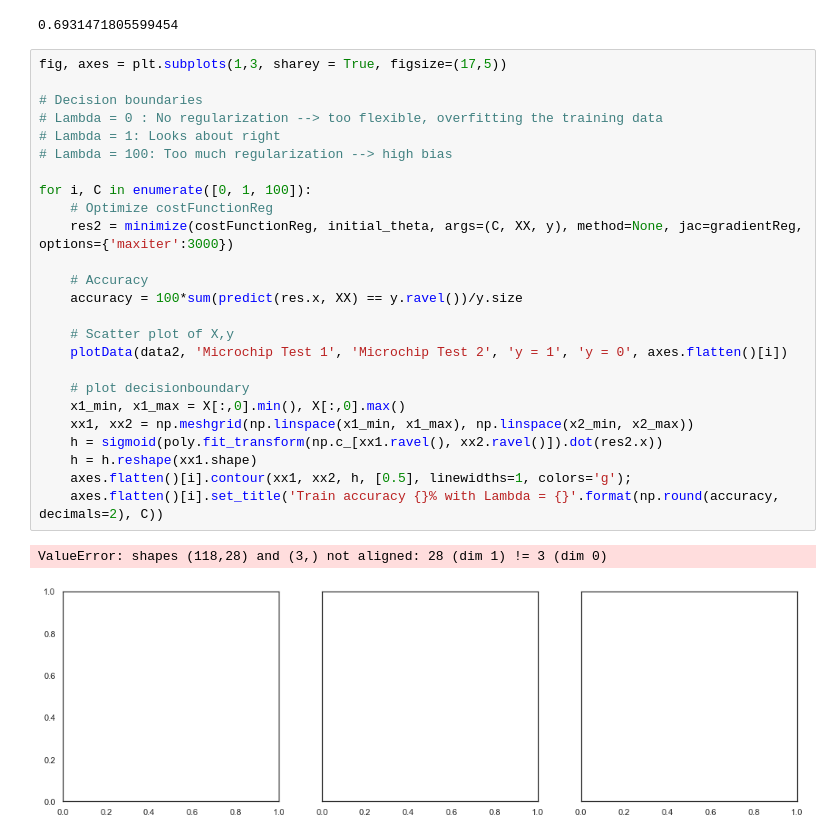
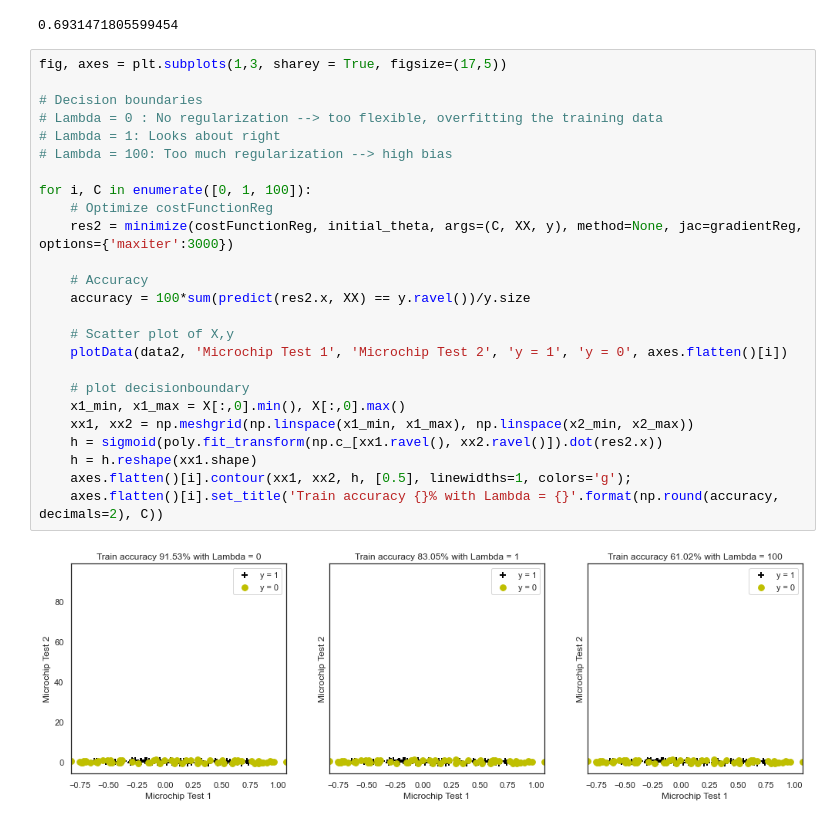
Before and after one commit to AiJared/AndrewNgMLAssignments, a Jupyter notebook: Logistic Regression.ipynb, the cells around one changed output. Saved outputs shown, nothing was run; the diff lists cells and outputs as text.

```diff
--- a/Logistic Regression.ipynb
+++ b/Logistic Regression.ipynb
@@ -205,28 +205,27 @@ costFunctionReg(initial_theta,1, XX, y)
 # %%
 fig, axes = plt.subplots(1,3, sharey = True, figsize=(17,5))
 
 # Decision boundaries
 # Lambda = 0 : No regularization --> too flexible, overfitting the training data
 # Lambda = 1: Looks about right
 # Lambda = 100: Too much regularization --> high bias
 
 for i, C in enumerate([0, 1, 100]):
     # Optimize costFunctionReg
     res2 = minimize(costFunctionReg, initial_theta, args=(C, XX, y), method=None, jac=gradientReg, options={'maxiter':3000})
 
     # Accuracy
-    accuracy = 100*sum(predict(res.x, XX) == y.ravel())/y.size
+    accuracy = 100*sum(predict(res2.x, XX) == y.ravel())/y.size
 
     # Scatter plot of X,y
     plotData(data2, 'Microchip Test 1', 'Microchip Test 2', 'y = 1', 'y = 0', axes.flatten()[i])
 
     # plot decisionboundary
     x1_min, x1_max = X[:,0].min(), X[:,0].max()
     xx1, xx2 = np.meshgrid(np.linspace(x1_min, x1_max), np.linspace(x2_min, x2_max))
     h = sigmoid(poly.fit_transform(np.c_[xx1.ravel(), xx2.ravel()]).dot(res2.x))
     h = h.reshape(xx1.shape)
     axes.flatten()[i].contour(xx1, xx2, h, [0.5], linewidths=1, colors='g');
     axes.flatten()[i].set_title('Train accuracy {}% with Lambda = {}'.format(np.round(accuracy, decimals=2), C))
 # %% [output]
-ValueError: shapes (118,28) and (3,) not aligned: 28 (dim 1) != 3 (dim 0)
-[figure, old version]
+[figure, new version]
```
